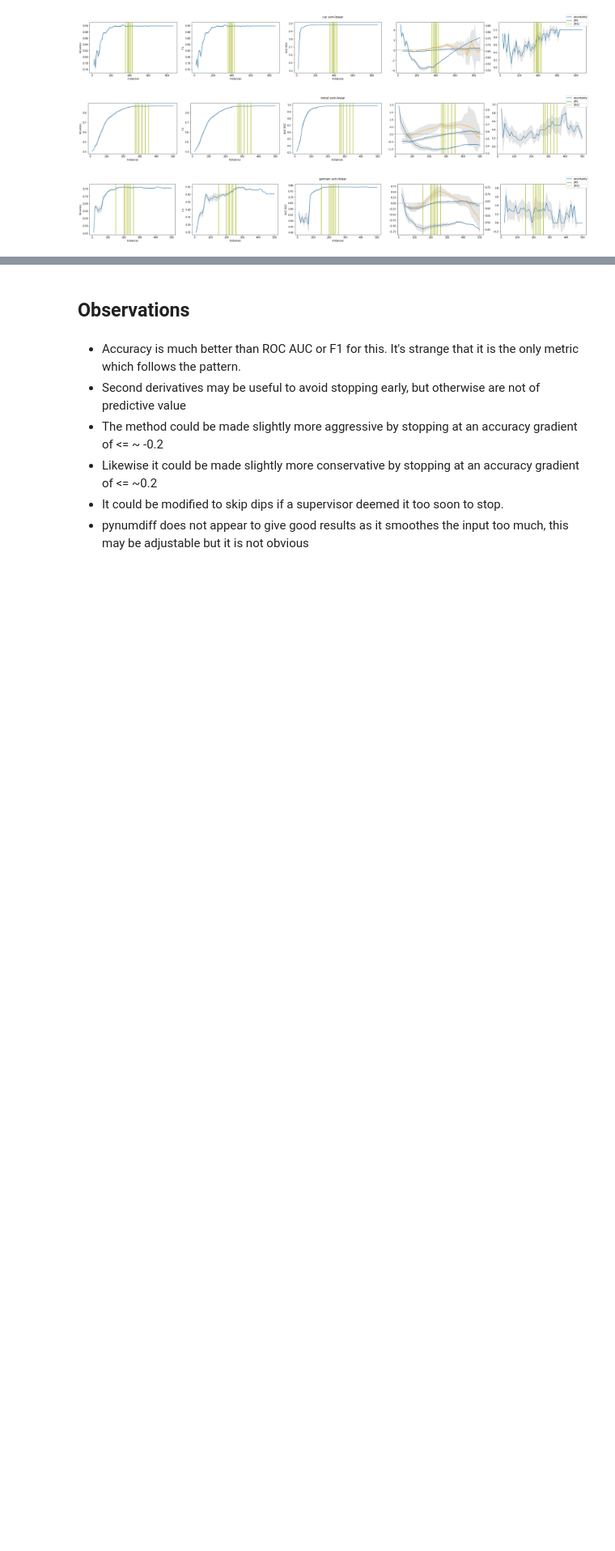
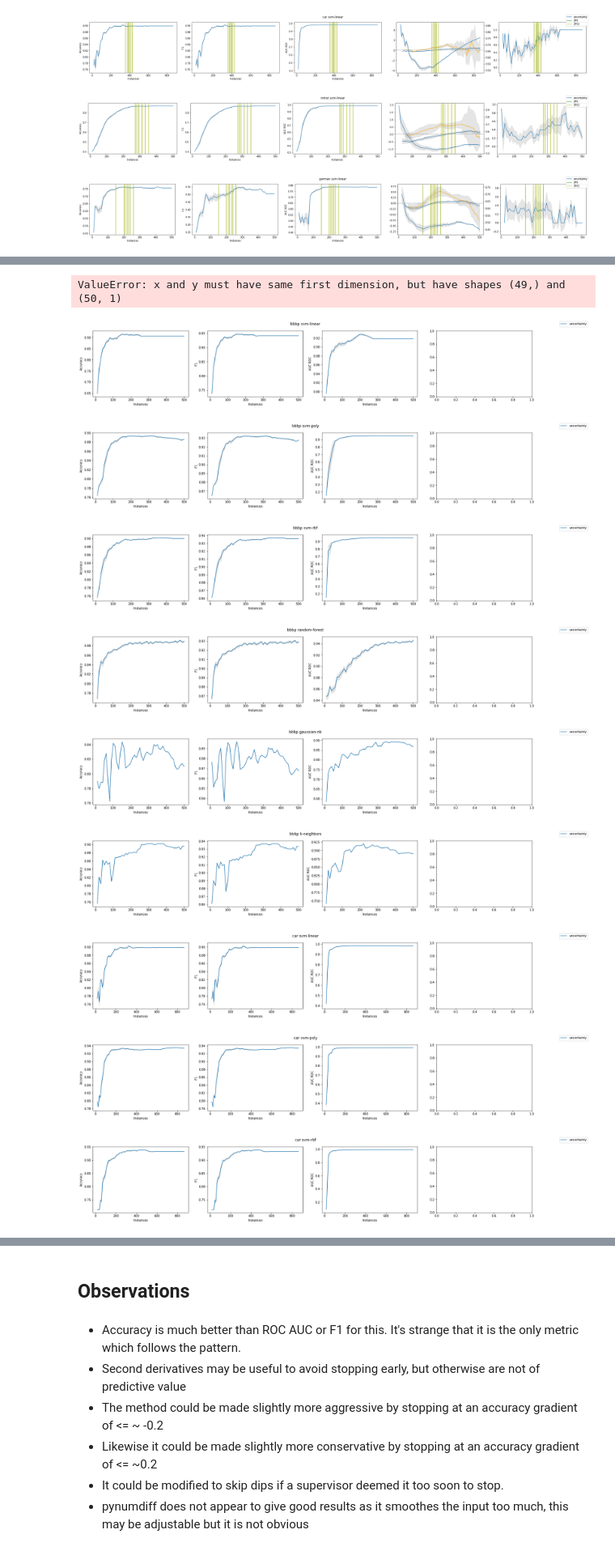
Before and after one commit to zacps/al-stopping-conditions, a Jupyter notebook: stopping3.ipynb, the cells around one changed output, grey strips where cells are left out. Shown at 81% size. Drawn from its saved outputs; the diff is of its cells as text; code cells hidden in the pictures; blank space fills up the shorter version.

```diff
--- a/stopping3.ipynb
+++ b/stopping3.ipynb
@@ -97,8 +98,8 @@ params = {
 }
 stop_conditions = {
     #f"{f.__name__}": partial(f, **params.get(f.__name__, {})) for f in [ZPS, uncertainty_min, n_support, optimal, optimal_ub, optimal_lb, SC_entropy_mcs, SC_oracle_acc_mcs, EVM, ]#kappa]
-    **{f"{f.__name__}": partial(f, **params.get(f.__name__, {})) for f in [optimal_fixed, ZPS, uncertainty_min, n_support, SC_entropy_mcs, SC_oracle_acc_mcs, EVM]},
-    "ZPS2": partial(ZPS, order=2)
+    **{f"{f.__name__}": partial(f, **params.get(f.__name__, {})) for f in [ZPS, uncertainty_min, n_support, SC_entropy_mcs, SC_oracle_acc_mcs, EVM]},
+    #"ZPS2": partial(ZPS, order=2)
 }
 # %%
 stop_results = {}
@@ -174,0 +307,44 @@ for i, (fig, ax) in enumerate(figaxes):
+# %%
+reload(libstop); reload(librun)
+figaxes = librun.plot(results_plots, ret=True, sort=False, extra=1, figsize=(26,4))
+for i, (fig, ax) in enumerate(figaxes):
+    clfs = classifiers[i]
+    metrics = results_plots[i][1]
+    prop_cycle = plt.rcParams['axes.prop_cycle']
+    colors = prop_cycle.by_key()['color']
+
+    accs = [first_acc(clfs_)[1] for clfs_ in clfs]
+    accx = first_acc(clfs[0])[0]
+
+    acc_median = np.median(accs, axis=0)
+    acc_stderr = np.std(accs, axis=0)
+
+    ax[-1].plot(accx, hyperplane_similarity(clfs[0]))
+    #ax[-1].fill_between(accx, acc_median-acc_stderr, acc_median+acc_stderr, color='grey', alpha=0.2)
+
+    #for j in range(1,5):
+    #    x, y = acc(clfs[0], nth=j)
+    #    ax[-1].plot(x, y)
+
+    for ii, a in enumerate(ax):
+        for iii, (name, cond) in enumerate(stop_conditions.items()):
+            stops = stop_results[results_plots[i][0].dataset_name][name]
+            #a.axvline(np.median(stops), label=name if ii == 0 else None, color=colors[(iii+1)%len(colors)])
+            if name not in ["ZPS", "ZPS2"]:
+                continue
+            for iiii, stop in enumerate(stops):
+                a.axvline(stop, label=name if ii == 0 and iiii ==0 else None, color=colors[(iii+1) % len(colors)])
+
+    fig.legend()
+    fig.tight_layout()
+# %% [output]
+ValueError: x and y must have same first dimension, but have shapes (49,) and (50, 1)
+[figure, added]
+[figure, added]
+[figure, added]
+[figure, added]
+[figure, added]
+[figure, added]
+[figure, added]
+[figure, added]
+[figure, added]
```
Also changed, not shown: parts of 35 cells of this notebook, 26 other files.
